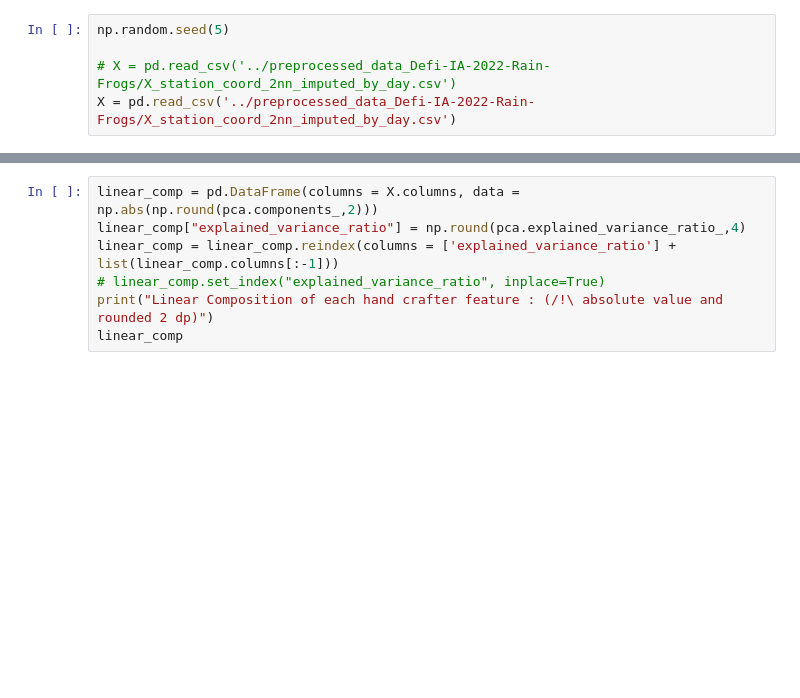
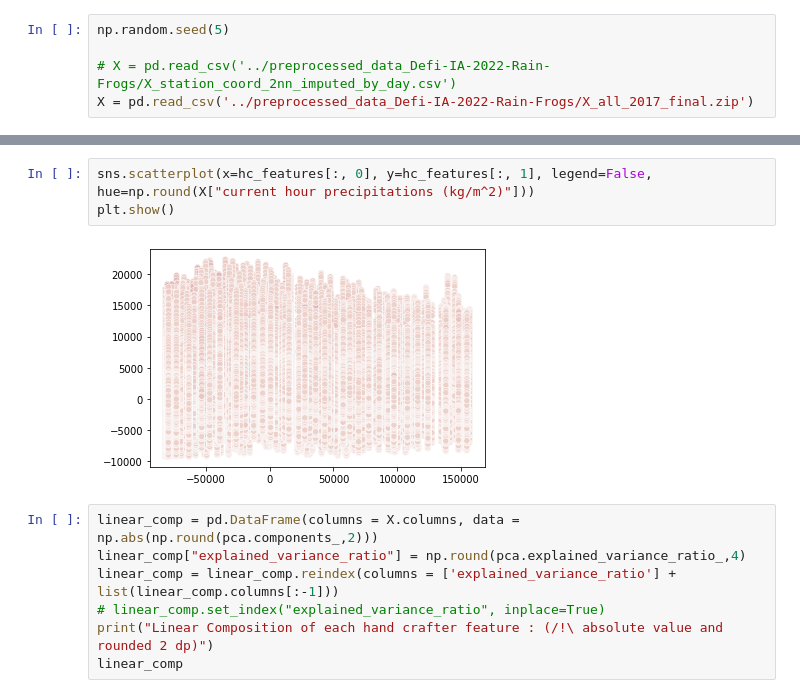
Before and after one commit to LetenoThibaud/Defi-IA-2022-Rain-Frogs, a Jupyter notebook: pca.ipynb, the cells around one changed output, grey strips where cells are left out. Saved outputs shown, nothing was run; the diff lists cells and outputs as text; blank space fills up the shorter version.

```diff
--- a/pca.ipynb
+++ b/pca.ipynb
@@ -7,5 +8,5 @@ import matplotlib.pyplot as plt
 np.random.seed(5)
 
 # X = pd.read_csv('../preprocessed_data_Defi-IA-2022-Rain-Frogs/X_station_coord_2nn_imputed_by_day.csv')
-X = pd.read_csv('../preprocessed_data_Defi-IA-2022-Rain-Frogs/X_station_coord_2nn_imputed_by_day.csv')
+X = pd.read_csv('../preprocessed_data_Defi-IA-2022-Rain-Frogs/X_all_2017_final.zip')
 # %%
@@ -28,3 +26,8 @@ plt.show()
+# %%
+sns.scatterplot(x=hc_features[:, 0], y=hc_features[:, 1], legend=False, hue=np.round(X["current hour precipitations (kg/m^2)"]))
+plt.show()
+# %% [output]
+[figure, added]
 # %%
 linear_comp = pd.DataFrame(columns = X.columns, data = np.abs(np.round(pca.components_,2)))
 linear_comp["explained_variance_ratio"] = np.round(pca.explained_variance_ratio_,4)
```
Also changed, not shown: parts of 3 cells of this notebook.
